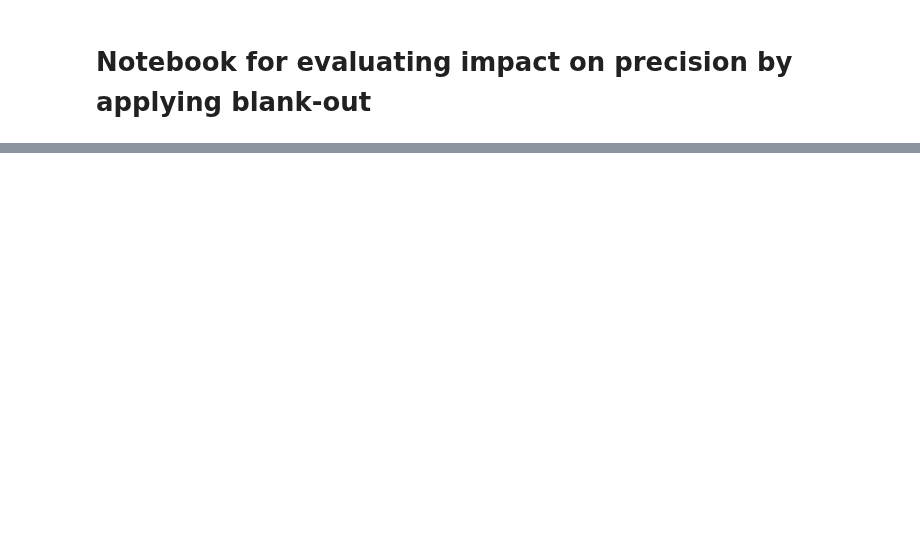
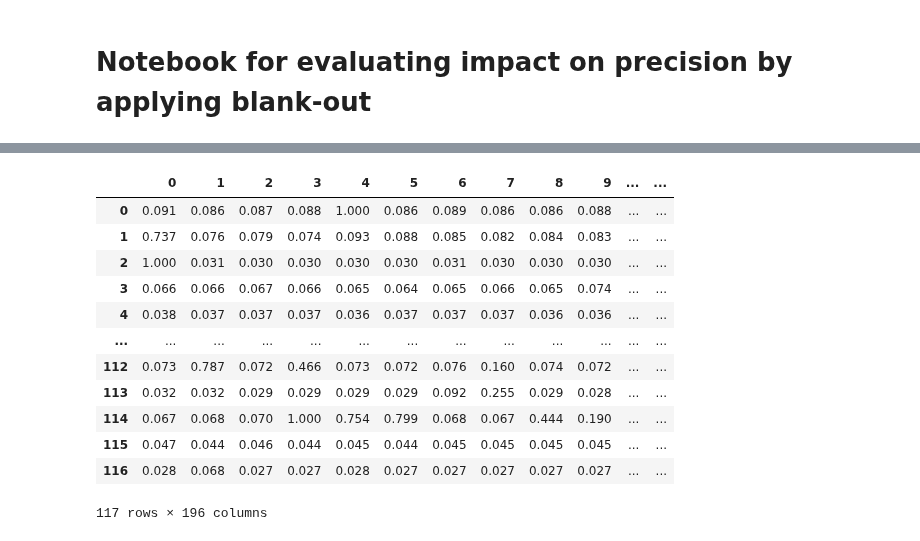
Before and after one commit to momoth12/Project-Explainability-for-Vision-Transformers, a Jupyter notebook: blank_out.ipynb, the cells around one changed output, grey strips where cells are left out. Cells and saved outputs as stored; diff of their text form; code cells hidden in the pictures; blank space fills up the shorter version.

```diff
--- a/blank_out.ipynb
+++ b/blank_out.ipynb
@@ -94,0 +172,16 @@ idx[0]
+# %%
+pd.read_csv('images_done/attention_flow.txt', header = None)
+# %% [output]
+|  | 0 | 1 | 2 | 3 | 4 | 5 | 6 | 7 | 8 | 9 | ... | ... |
+| 0 | 0.091 | 0.086 | 0.087 | 0.088 | 1.000 | 0.086 | 0.089 | 0.086 | 0.086 | 0.088 | ... | ... |
+| 1 | 0.737 | 0.076 | 0.079 | 0.074 | 0.093 | 0.088 | 0.085 | 0.082 | 0.084 | 0.083 | ... | ... |
+| 2 | 1.000 | 0.031 | 0.030 | 0.030 | 0.030 | 0.030 | 0.031 | 0.030 | 0.030 | 0.030 | ... | ... |
+| 3 | 0.066 | 0.066 | 0.067 | 0.066 | 0.065 | 0.064 | 0.065 | 0.066 | 0.065 | 0.074 | ... | ... |
+| 4 | 0.038 | 0.037 | 0.037 | 0.037 | 0.036 | 0.037 | 0.037 | 0.037 | 0.036 | 0.036 | ... | ... |
+| ... | ... | ... | ... | ... | ... | ... | ... | ... | ... | ... | ... | ... |
+| 112 | 0.073 | 0.787 | 0.072 | 0.466 | 0.073 | 0.072 | 0.076 | 0.160 | 0.074 | 0.072 | ... | ... |
+| 113 | 0.032 | 0.032 | 0.029 | 0.029 | 0.029 | 0.029 | 0.092 | 0.255 | 0.029 | 0.028 | ... | ... |
+| 114 | 0.067 | 0.068 | 0.070 | 1.000 | 0.754 | 0.799 | 0.068 | 0.067 | 0.444 | 0.190 | ... | ... |
+| 115 | 0.047 | 0.044 | 0.046 | 0.044 | 0.045 | 0.044 | 0.045 | 0.045 | 0.045 | 0.045 | ... | ... |
+| 116 | 0.028 | 0.068 | 0.027 | 0.027 | 0.028 | 0.027 | 0.027 | 0.027 | 0.027 | 0.027 | ... | ... |
+117 rows × 196 columns
```
Also changed, not shown: parts of 18 cells of this notebook.
